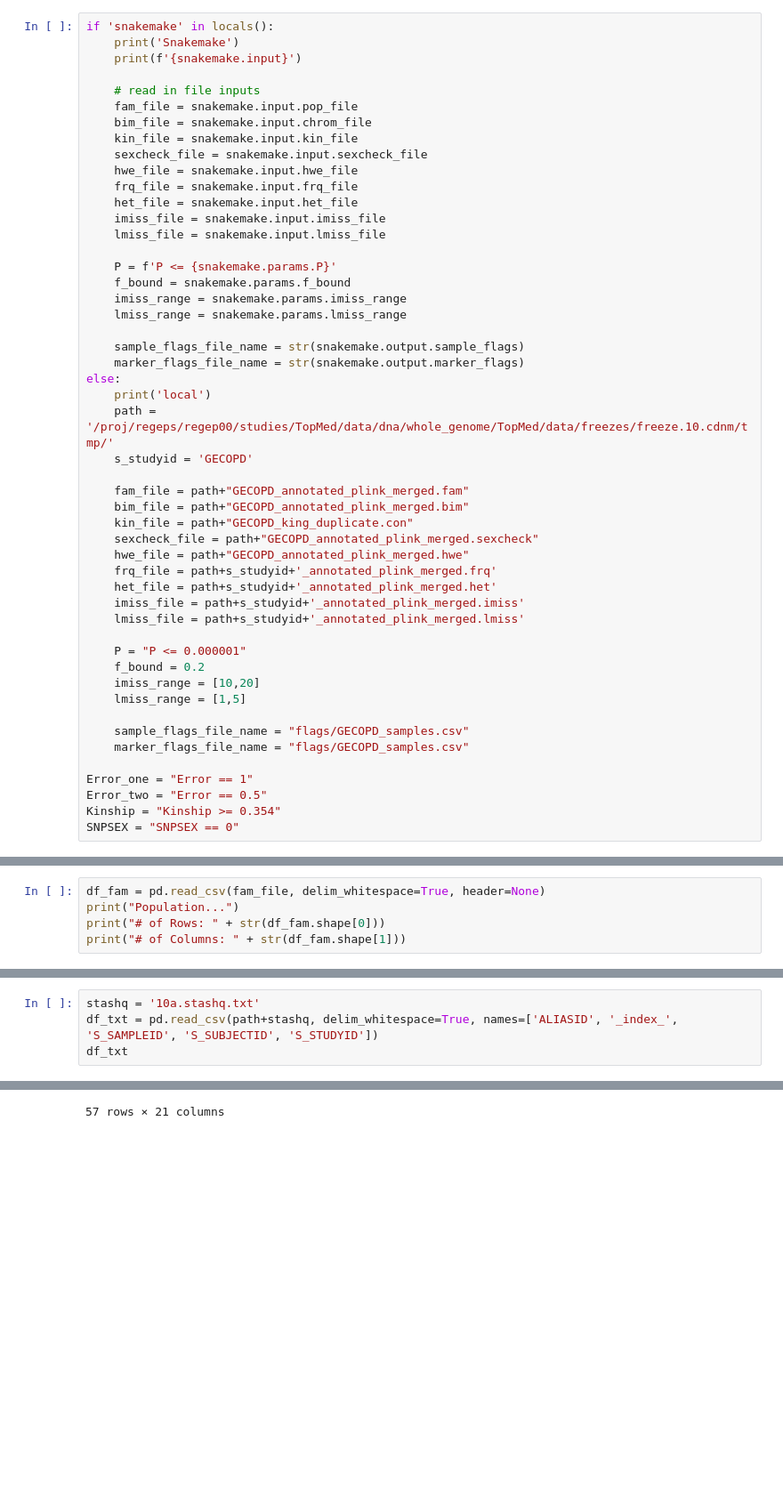
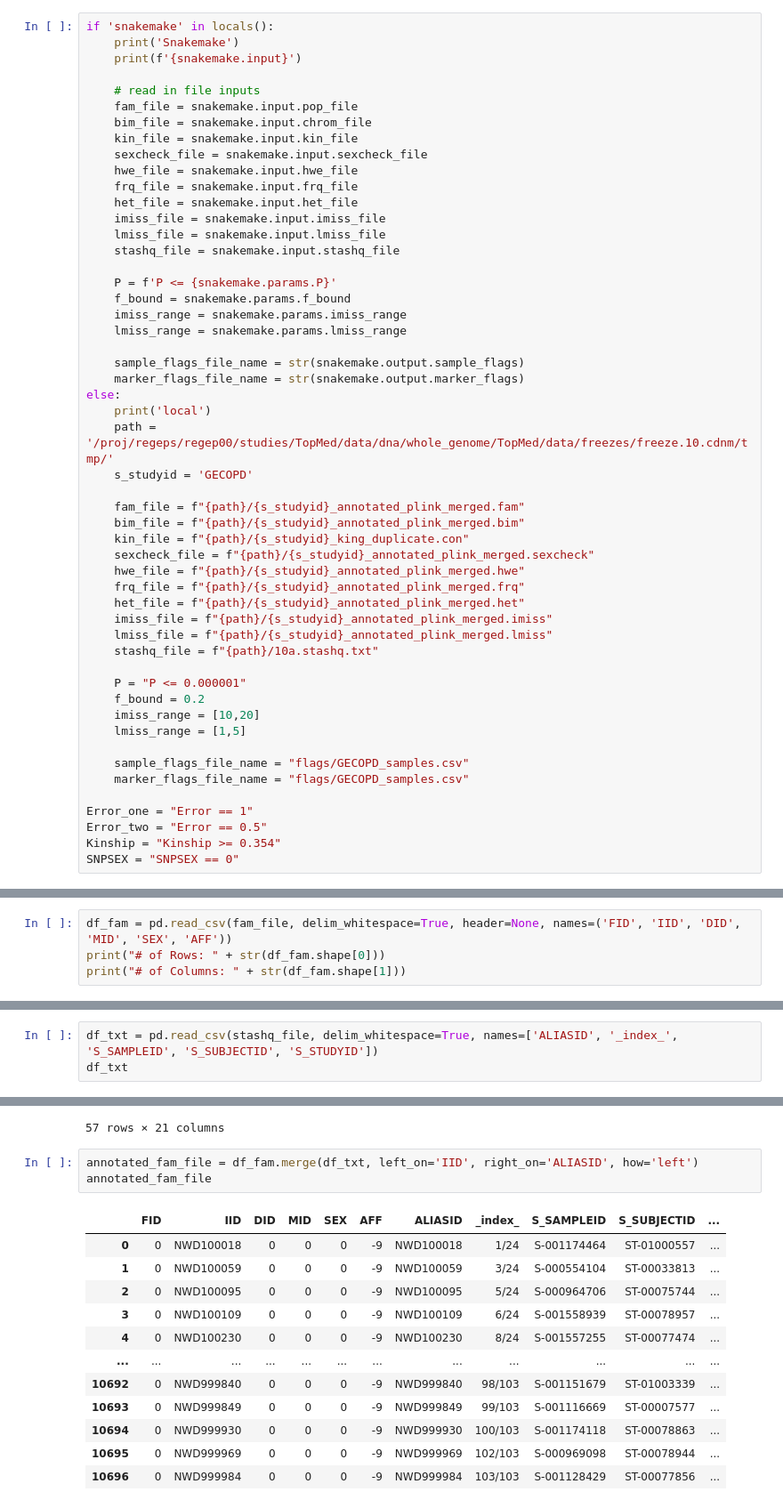
Before and after one commit to jziniti/topmed_wgs_extraction, a Jupyter notebook: notebooks/TopMedQC.ipynb, the cells around one changed output, grey strips where cells are left out. Shown at 89% size. Saved outputs shown, nothing was run; the diff lists cells and outputs as text; blank space fills up the shorter version.

```diff
--- a/notebooks/TopMedQC.ipynb
+++ b/notebooks/TopMedQC.ipynb
@@ -18,6 +18,7 @@ if 'snakemake' in locals():
     het_file = snakemake.input.het_file
     imiss_file = snakemake.input.imiss_file
     lmiss_file = snakemake.input.lmiss_file
+    stashq_file = snakemake.input.stashq_file
 
     P = f'P <= {snakemake.params.P}'
     f_bound = snakemake.params.f_bound
@@ -31,15 +32,16 @@ else:
     path = '/proj/regeps/regep00/studies/TopMed/data/dna/whole_genome/TopMed/data/freezes/freeze.10.cdnm/tmp/'
     s_studyid = 'GECOPD'
 
-    fam_file = path+"GECOPD_annotated_plink_merged.fam"
-    bim_file = path+"GECOPD_annotated_plink_merged.bim"
-    kin_file = path+"GECOPD_king_duplicate.con"
-    sexcheck_file = path+"GECOPD_annotated_plink_merged.sexcheck"
-    hwe_file = path+"GECOPD_annotated_plink_merged.hwe"
-    frq_file = path+s_studyid+'_annotated_plink_merged.frq'
-    het_file = path+s_studyid+'_annotated_plink_merged.het'
-    imiss_file = path+s_studyid+'_annotated_plink_merged.imiss'
-    lmiss_file = path+s_studyid+'_annotated_plink_merged.lmiss'
+    fam_file = f"{path}/{s_studyid}_annotated_plink_merged.fam"
+    bim_file = f"{path}/{s_studyid}_annotated_plink_merged.bim"
+    kin_file = f"{path}/{s_studyid}_king_duplicate.con"
+    sexcheck_file = f"{path}/{s_studyid}_annotated_plink_merged.sexcheck"
+    hwe_file = f"{path}/{s_studyid}_annotated_plink_merged.hwe"
+    frq_file = f"{path}/{s_studyid}_annotated_plink_merged.frq"
+    het_file = f"{path}/{s_studyid}_annotated_plink_merged.het"
+    imiss_file = f"{path}/{s_studyid}_annotated_plink_merged.imiss"
+    lmiss_file = f"{path}/{s_studyid}_annotated_plink_merged.lmiss"
+    stashq_file = f"{path}/10a.stashq.txt"
 
     P = "P <= 0.000001"
     f_bound = 0.2
@@ -61,6 +62,5 @@ local
 # %%
-df_fam = pd.read_csv(fam_file, delim_whitespace=True, header=None)
-print("Population...")
+df_fam = pd.read_csv(fam_file, delim_whitespace=True, header=None, names=('FID', 'IID', 'DID', 'MID', 'SEX', 'AFF'))
 print("# of Rows: " + str(df_fam.shape[0]))
 print("# of Columns: " + str(df_fam.shape[1]))
 # %% [output]
@@ -446,8 +450,7 @@ df_con
 | 175 | 0 | NWD928094 | 0 | NWD950851 | 52864777 | 0 | 561 | 52864216 | 0.99999 | 1.0 | 0.99972 |
 176 rows × 11 columns
 # %%
-stashq = '10a.stashq.txt'
-df_txt = pd.read_csv(path+stashq, delim_whitespace=True, names=['ALIASID', '_index_', 'S_SAMPLEID', 'S_SUBJECTID', 'S_STUDYID'])
+df_txt = pd.read_csv(stashq_file, delim_whitespace=True, names=['ALIASID', '_index_', 'S_SAMPLEID', 'S_SUBJECTID', 'S_STUDYID'])
 df_txt
 # %% [output]
 |  | ALIASID | _index_ | S_SAMPLEID | S_SUBJECTID | S_STUDYID |
@@ -518,3 +521,19 @@ annotated_concordance_data[annotated_concordance_data['S_SUBJECTID_1'] == annota
 | 168 | 0 | NWD777126 | 0 | NWD905214 | 52824022 | 1 | 2847 | 52821174 | 0.99995 | 1.0 | ... | ... |
 | 171 | 0 | NWD824277 | 0 | NWD894645 | 44039079 | 0 | 20011 | 44019068 | 0.99955 | 1.0 | ... | ... |
 57 rows × 21 columns
+# %%
+annotated_fam_file = df_fam.merge(df_txt, left_on='IID', right_on='ALIASID', how='left')
+annotated_fam_file
+# %% [output]
+|  | FID | IID | DID | MID | SEX | AFF | ALIASID | _index_ | S_SAMPLEID | S_SUBJECTID | ... |
+| 0 | 0 | NWD100018 | 0 | 0 | 0 | -9 | NWD100018 | 1/24 | S-001174464 | ST-01000557 | ... |
+| 1 | 0 | NWD100059 | 0 | 0 | 0 | -9 | NWD100059 | 3/24 | S-000554104 | ST-00033813 | ... |
+| 2 | 0 | NWD100095 | 0 | 0 | 0 | -9 | NWD100095 | 5/24 | S-000964706 | ST-00075744 | ... |
+| 3 | 0 | NWD100109 | 0 | 0 | 0 | -9 | NWD100109 | 6/24 | S-001558939 | ST-00078957 | ... |
+| 4 | 0 | NWD100230 | 0 | 0 | 0 | -9 | NWD100230 | 8/24 | S-001557255 | ST-00077474 | ... |
+| ... | ... | ... | ... | ... | ... | ... | ... | ... | ... | ... | ... |
+| 10692 | 0 | NWD999840 | 0 | 0 | 0 | -9 | NWD999840 | 98/103 | S-001151679 | ST-01003339 | ... |
+| 10693 | 0 | NWD999849 | 0 | 0 | 0 | -9 | NWD999849 | 99/103 | S-001116669 | ST-00007577 | ... |
+| 10694 | 0 | NWD999930 | 0 | 0 | 0 | -9 | NWD999930 | 100/103 | S-001174118 | ST-00078863 | ... |
+| 10695 | 0 | NWD999969 | 0 | 0 | 0 | -9 | NWD999969 | 102/103 | S-000969098 | ST-00078944 | ... |
+| 10696 | 0 | NWD999984 | 0 | 0 | 0 | -9 | NWD999984 | 103/103 | S-001128429 | ST-00077856 | ... |
```
Also changed, not shown: parts of 14 cells of this notebook, 7 other files.
